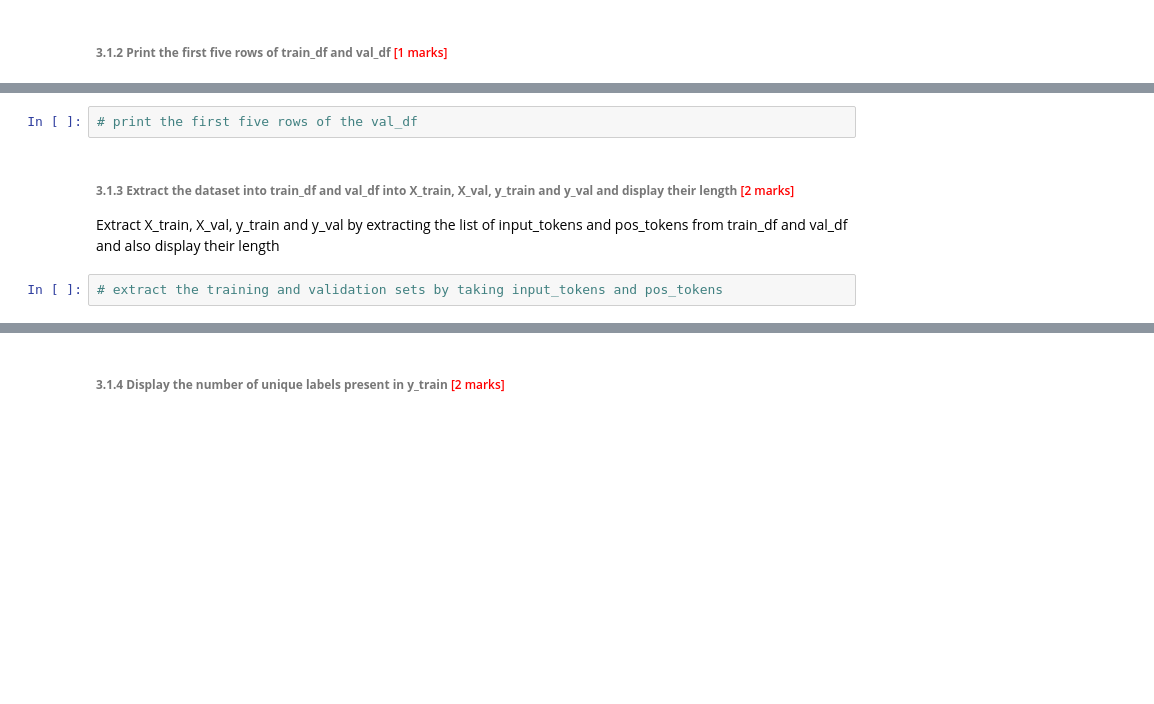
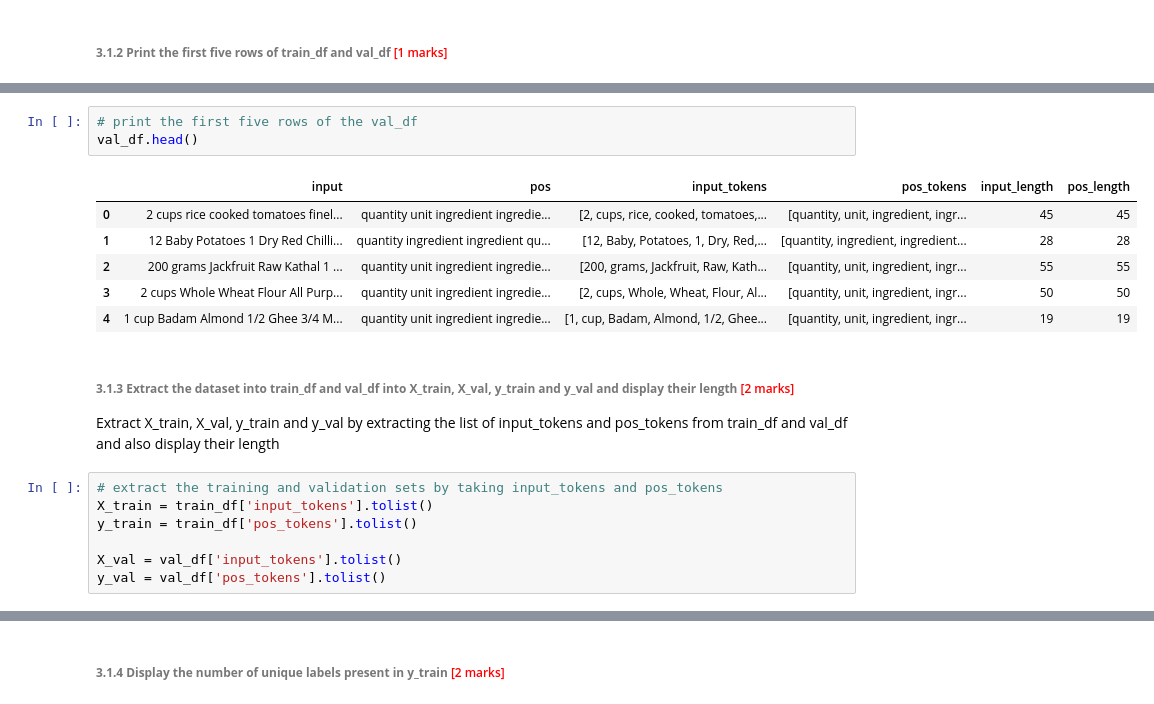
Before and after one commit to uvarajthulasiram/SyntacticProcessingAssignment, a Jupyter notebook: Identifying_Key_Entities_Recipe_Data_Starter.ipynb, the cells around one changed output, grey strips where cells are left out. Drawn from its saved outputs; the diff is of its cells as text; blank space fills up the shorter version.

```diff
--- a/Identifying_Key_Entities_Recipe_Data_Starter.ipynb
+++ b/Identifying_Key_Entities_Recipe_Data_Starter.ipynb
@@ -246,10 +258,23 @@ Split the dataset with the help of input_tokens and pos_tokens and make a ratio
 # %%
 # print the first five rows of the val_df
+val_df.head()
+# %% [output]
+|  | input | pos | input_tokens | pos_tokens | input_length | pos_length |
+| 0 | 2 cups rice cooked tomatoes finel... | quantity unit ingredient ingredie... | [2, cups, rice, cooked, tomatoes,... | [quantity, unit, ingredient, ingr... | 45 | 45 |
+| 1 | 12 Baby Potatoes 1 Dry Red Chilli... | quantity ingredient ingredient qu... | [12, Baby, Potatoes, 1, Dry, Red,... | [quantity, ingredient, ingredient... | 28 | 28 |
+| 2 | 200 grams Jackfruit Raw Kathal 1 ... | quantity unit ingredient ingredie... | [200, grams, Jackfruit, Raw, Kath... | [quantity, unit, ingredient, ingr... | 55 | 55 |
+| 3 | 2 cups Whole Wheat Flour All Purp... | quantity unit ingredient ingredie... | [2, cups, Whole, Wheat, Flour, Al... | [quantity, unit, ingredient, ingr... | 50 | 50 |
+| 4 | 1 cup Badam Almond 1/2 Ghee 3/4 M... | quantity unit ingredient ingredie... | [1, cup, Badam, Almond, 1/2, Ghee... | [quantity, unit, ingredient, ingr... | 19 | 19 |
 # %% [markdown]
 ###### **3.1.3** **Extract the dataset into train_df and val_df into X_train, X_val, y_train and y_val and display their length** <font color = red> [2 marks]</font> <br>
 
 Extract X_train, X_val, y_train and y_val by extracting the list of input_tokens and pos_tokens from train_df and val_df and also display their length
 # %%
 # extract the training and validation sets by taking input_tokens and pos_tokens
+X_train = train_df['input_tokens'].tolist()
+y_train = train_df['pos_tokens'].tolist()
+
+X_val = val_df['input_tokens'].tolist()
+y_val = val_df['pos_tokens'].tolist()
 # %%
 # validate the shape of training and validation samples
```
Also changed, not shown: parts of 4 cells of this notebook.
